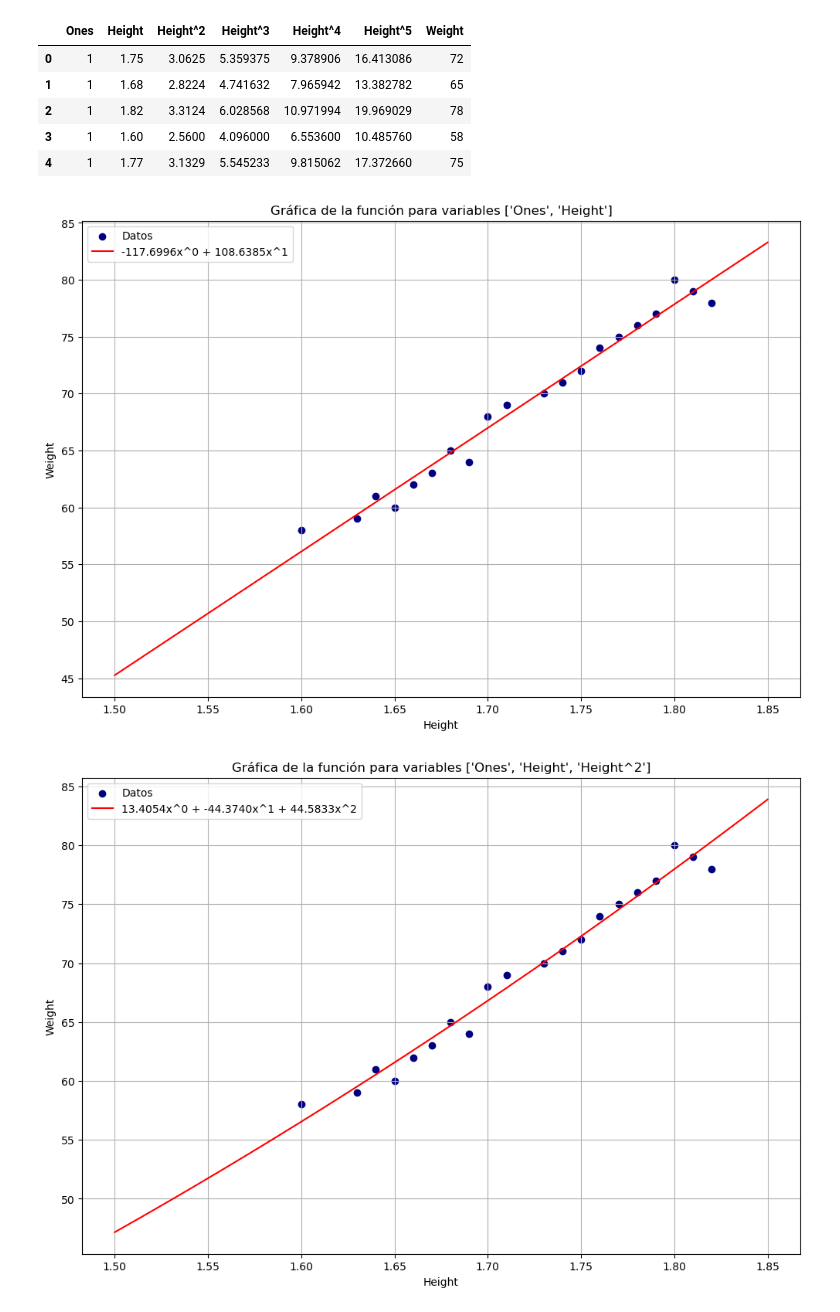
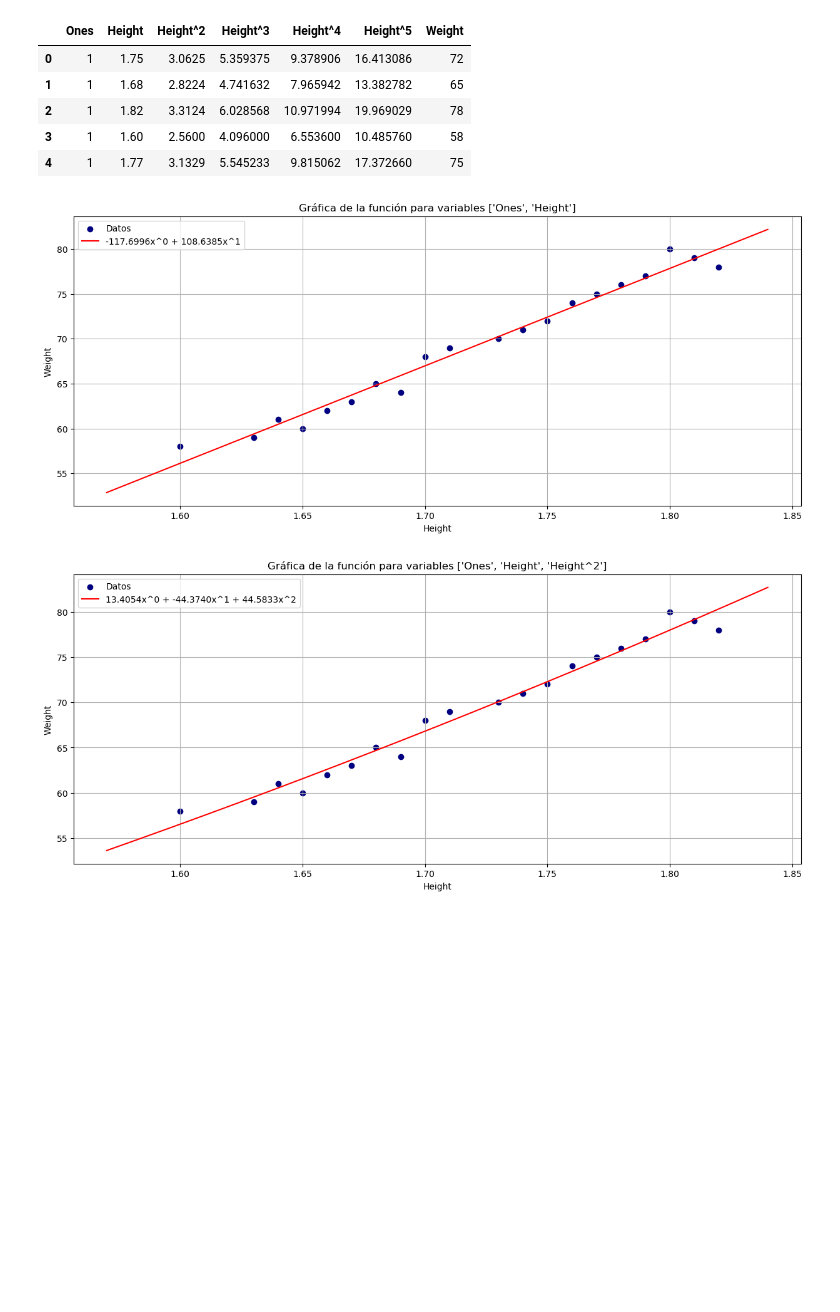
Before and after one commit to LuisMB09/metodos_optimizacion, a Jupyter notebook: Tarea 9.ipynb, the cells around one changed output. Cells and saved outputs as stored; diff of their text form; code cells hidden in the pictures; blank space fills up the shorter version.

```diff
--- a/Tarea 9.ipynb
+++ b/Tarea 9.ipynb
@@ -209,38 +211,42 @@ def grafica(x, betas):
         y += b * x**i
     return y
 # %%
+valores_propios_list=[]
 for i in range(2, len(variables) + 1):
     x_subset = np.array(df_poly[variables[:i]])
     c = np.dot(x_subset.T, x_subset)
     d = np.dot(x_subset.T, y)
     det = np.linalg.det(c)
+    valores_propios, vectores_propio = np.linalg.eig(c)
+    valores_propios_list.append(valores_propios)
+
 
     if det > 0:
         c_inv = np.linalg.inv(c)
         beta = np.dot(c_inv, d)
         betas = [b[0] for b in beta]
 
         # Crear un rango de valores para x
-        x_range = np.linspace(1.5, 1.85, 400)
+        x_range = np.linspace(1.57, 1.84, 400)
 
         # Calcular los valores de y
         y_range = grafica(x_range, betas)
 
         # Graficar
-        plt.figure(figsize=(12, 8))
+        plt.figure(figsize=(15, 6))
         plt.scatter(df_poly['Height'], df_poly['Weight'], color='navy', label='Datos')
 
         equation = " + ".join([f"{b:.4f}x^{j}" for j, b in enumerate(betas)])
         plt.plot(x_range, y_range, label=equation, c='red')
 
         plt.xlabel("Height")
         plt.ylabel("Weight")
         plt.title(f"Gráfica de la función para variables {variables[:i]}")
         plt.legend()
         plt.grid()
         plt.show()
     else:
        print(f"Matrix X^T X is not invertible for variables {variables[:i]}")
 # %% [output]
-[figure, old version]
+[figure, new version]
-[figure, old version]
+[figure, new version]
```
Also changed, not shown: parts of 6 cells of this notebook.
